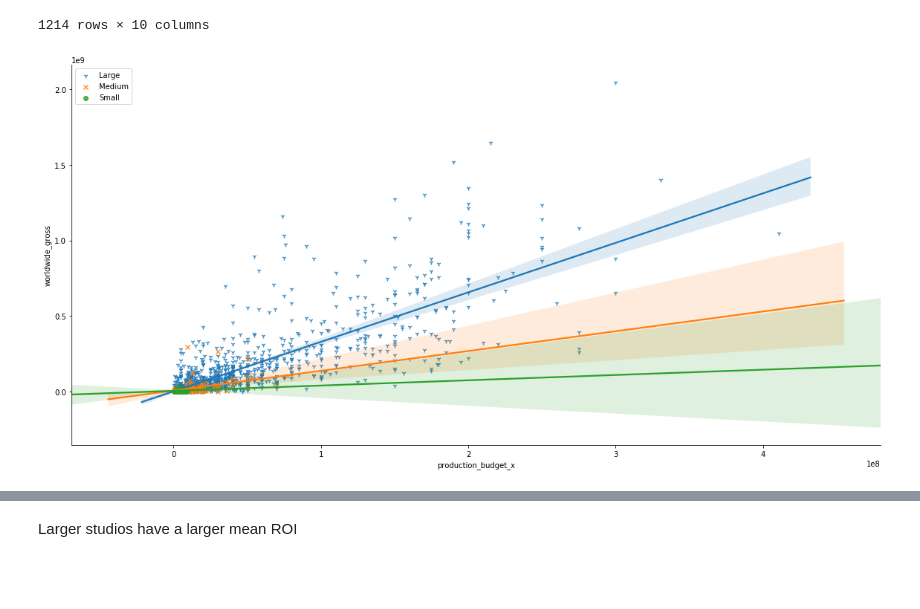
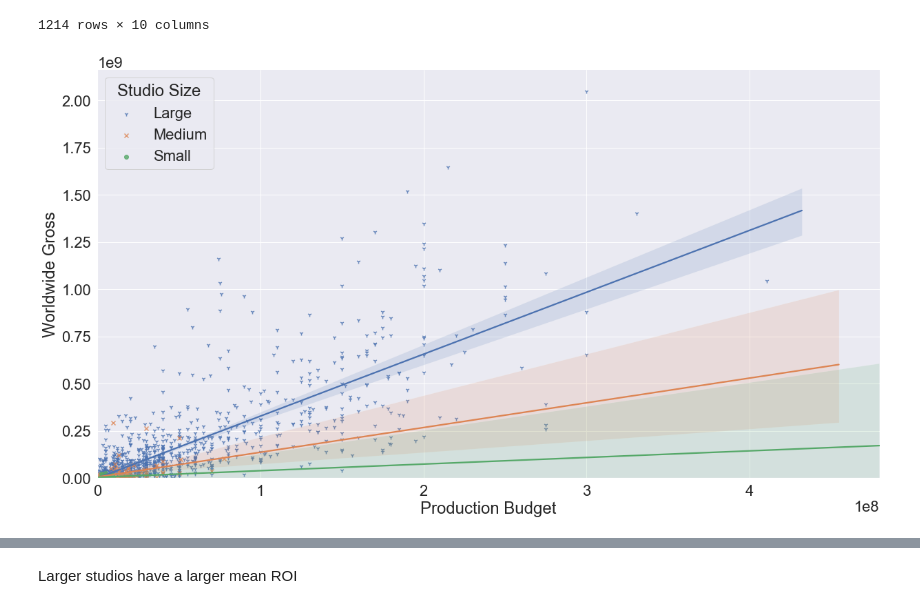
Before and after one commit to StevenDye/FIS-Mod1-Project, a Jupyter notebook: project/SD_Data_Visualization.ipynb, the cells around one changed output, grey strips where cells are left out. Cells and saved outputs as stored; diff of their text form; code cells hidden in the pictures; blank space fills up the shorter version.

Commit message:
Improved visuals

```diff
--- a/project/SD_Data_Visualization.ipynb
+++ b/project/SD_Data_Visualization.ipynb
@@ -48,8 +48,13 @@ df.sort_values('production_budget_x', ascending=False)
 | 451 | 451 | 2010-11-12 | 50000 | 424149 | 8.482980 | 374149 | Tiny Furniture 2010 | ... |
 1214 rows × 10 columns
 # %%
-sns.lmplot(x='production_budget_x', y='worldwide_gross', data=df, hue='studio_size', markers=["1", "x", "o"],
-           height=8, aspect=2, legend=False);
-plt.legend(loc='upper left');
+sns.set(font_scale=2)
+ax = sns.lmplot(x='production_budget_x', y='worldwide_gross', data=df, hue='studio_size', markers=["1", "x", "o"],
+           height=10, aspect=1.75, legend=False);
+plt.xlim(0, None)
+plt.ylim(0, None)
+plt.xlabel('Production Budget')
+plt.ylabel('Worldwide Gross')
+plt.legend(loc='upper left', title_fontsize='24', title='Studio Size');
 # %% [output]
-[figure, old version]
+[figure, new version]
```
Also changed, not shown: parts of 13 cells of this notebook.
